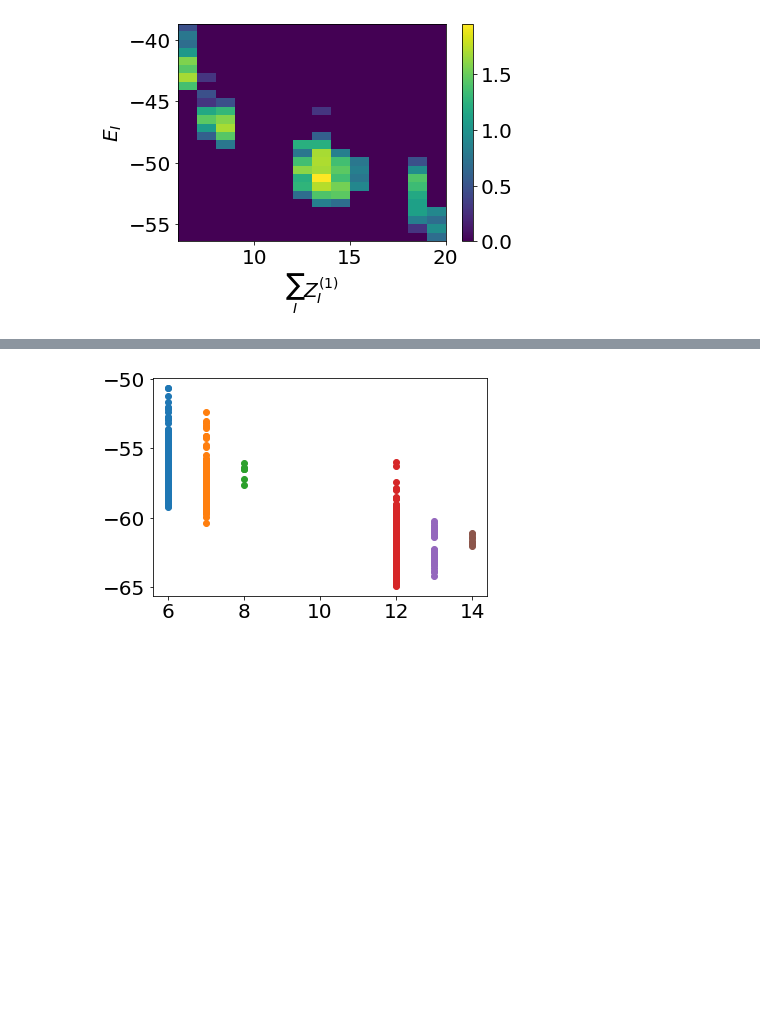
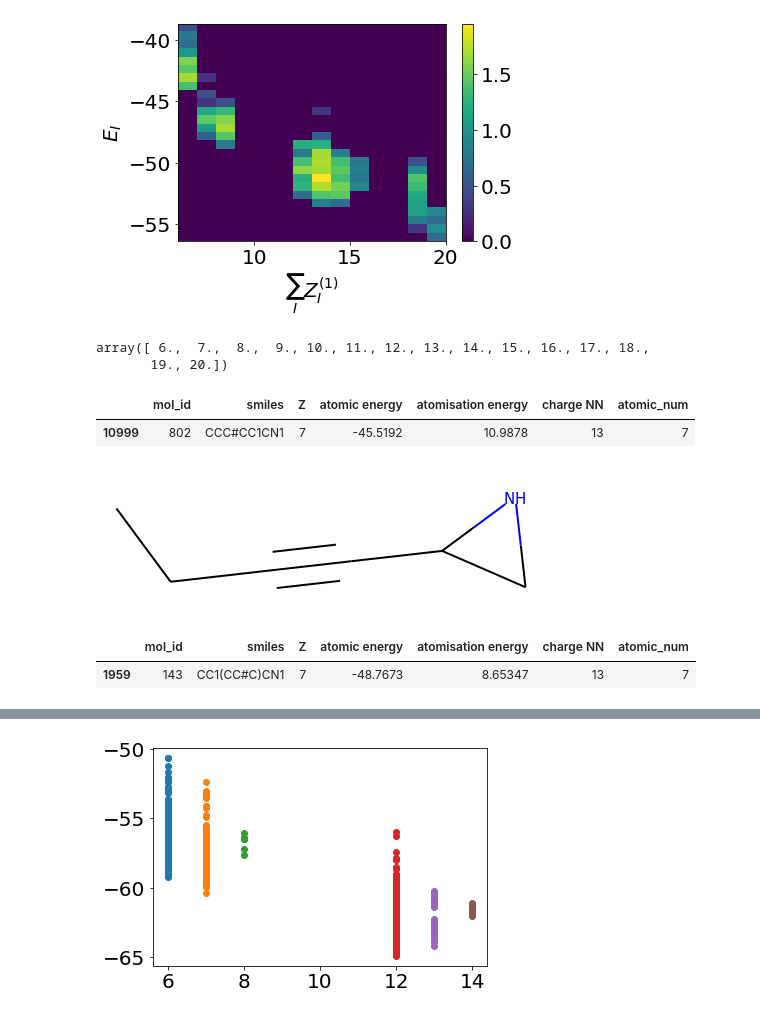
Before and after one commit to ferchault/APDFT, a Jupyter notebook: prototyping/atomic_energies/analysis/Atomic_Property_Distributions/variance.ipynb, the cells around one changed output, grey strips where cells are left out. Saved outputs shown, nothing was run; the diff lists cells and outputs as text; code cells hidden in the pictures; blank space fills up the shorter version.

```diff
--- a/prototyping/atomic_energies/analysis/Atomic_Property_Distributions/variance.ipynb
+++ b/prototyping/atomic_energies/analysis/Atomic_Property_Distributions/variance.ipynb
@@ -315,3 +360,22 @@ plt.ylabel(r'$E_I$')
 plt.show()
 # %% [output]
 [figure]
+# %%
+xedges
+# %% [output]
+array([ 6.,  7.,  8.,  9., 10., 11., 12., 13., 14., 15., 16., 17., 18.,
+       19., 20.])
+# %%
+atomic_database.loc[(atomic_database['Z']==7) & (atomic_database['atomic energy']==-45.51923787985615)]
+# %% [output]
+|  | mol_id | smiles | Z | atomic energy | atomisation energy | charge NN | atomic_num |
+| 10999 | 802 | CCC#CC1CN1 | 7 | -45.5192 | 10.9878 | 13 | 7 |
+# %%
+Chem.MolFromSmiles('CCC#CC1CN1')
+# %% [output]
+[figure, added]
+# %%
+atomic_database.loc[(atomic_database['Z']==7) & (atomic_database['smiles']=='CC1(CC#C)CN1')]
+# %% [output]
+|  | mol_id | smiles | Z | atomic energy | atomisation energy | charge NN | atomic_num |
+| 1959 | 143 | CC1(CC#C)CN1 | 7 | -48.7673 | 8.65347 | 13 | 7 |
```
Also changed, not shown: parts of 9 cells of this notebook, 2 other files.
